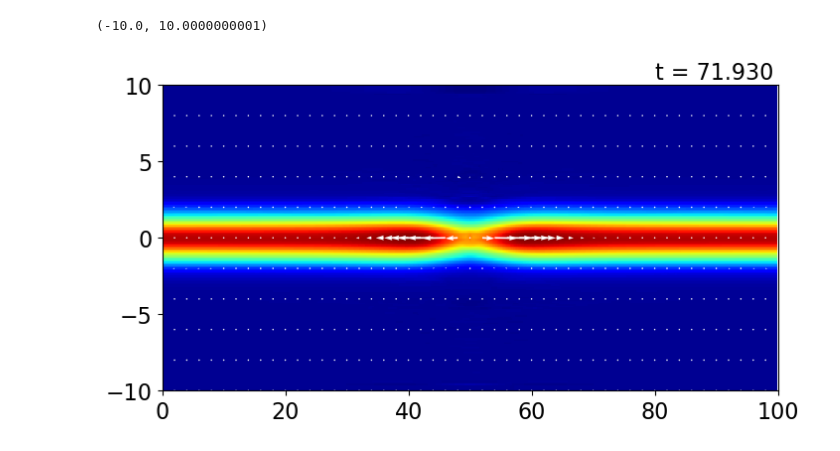
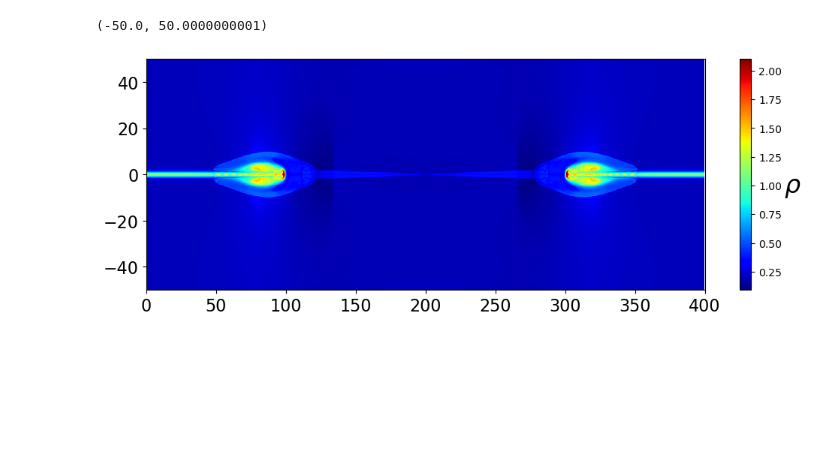
Before and after one commit to keita-akutagawa/ResistiveMHD_GPU, a Jupyter notebook: examples_2D/Petscheck/Petscheck.ipynb, the cells around one changed output. Drawn from its saved outputs; the diff is of its cells as text; code cells hidden in the pictures; blank space fills up the shorter version.

```diff
--- a/examples_2D/Petscheck/Petscheck.ipynb
+++ b/examples_2D/Petscheck/Petscheck.ipynb
@@ -10,9 +10,9 @@ sheat_thickness = 1.0
 p0 = B0**2 / 2.0 #カレントシート中央での圧力
 beta_upstream = 0.2
 VA = B0 / np.sqrt(rho0)
-x_max = 100.0
-y_max = 10.0
-dx = sheat_thickness / 10.0
+x_max = 400.0
+y_max = 50.0
+dx = sheat_thickness / 8.0
 dy = dx
 nx = int(x_max / dx)
 ny = int(2.0 * y_max / dy)
@@ -52,45 +52,44 @@ F_bar = np.zeros(F.shape)
 G = np.zeros(U.shape)
 G_bar = np.zeros(G.shape)
 # %%
-fig = plt.figure(figsize=(8, 4))
+fig = plt.figure(figsize=(12, 4))
 ax1 = fig.add_subplot(111)
 
-log = np.loadtxt("log_Petscheck.txt", delimiter=',')
-dirname = "results"
-step = 5000
+dirname = "results_Petscheck"
+#log = np.loadtxt(f"{dirname}/log_Petscheck.txt", delimiter=',')
+step = 18000
 filename = f"{dirname}/Petscheck_{step}.bin"
 with open(filename, 'rb') as f:
     U = np.fromfile(f, dtype=np.float64)
 U = U.reshape(nx, ny, 8).T
 
 rho = U[0, :, :]
 u = U[1, :, :] / rho
 v = U[2, :, :] / rho
 w = U[3, :, :] / rho
 Bx = U[4, :, :]
 By = U[5, :, :]
 Bz = U[6, :, :]
 e = U[7, :, :]
 p = (gamma-1) * (e - rho*(u**2+v**2+w**2)/2 - (Bx**2+By**2+Bz**2)/2)
 magnetic_pressure = 1/2 * (Bx**2+By**2+Bz**2)
 pT = p + magnetic_pressure
 
 contour = ax1.pcolormesh(X, Y, rho, cmap='jet')
-if step == 0:
-    cbar = plt.colorbar(contour, ax=ax1)
-    cbar.set_label(r"$\rho$", fontsize=24, rotation=0, labelpad=10)
-quiver_interval = 20
-ax1.quiver(X[::quiver_interval, ::quiver_interval], Y[::quiver_interval, ::quiver_interval],
-        u[::quiver_interval, ::quiver_interval], v[::quiver_interval, ::quiver_interval],
-        scale=2.0, color='white')
+cbar = plt.colorbar(contour, ax=ax1)
+cbar.set_label(r"$\rho$", fontsize=24, rotation=0, labelpad=10)
+#quiver_interval = 20
+#ax1.quiver(X[::quiver_interval, ::quiver_interval], Y[::quiver_interval, ::quiver_interval],
+#        u[::quiver_interval, ::quiver_interval], v[::quiver_interval, ::quiver_interval],
+#        scale=2.0, color='white')
 
-ax1.text(0.8, 1.02, f"t = {log[int(step/100)][1]:.3f}", transform=ax1.transAxes, fontsize=16)
+#ax1.text(0.8, 1.02, f"t = {log[int(step/100)][1]:.3f}", transform=ax1.transAxes, fontsize=16)
 ax1.tick_params(labelsize=16)
-ax1.set_xlim(0.0, x_max+1e-10)
+ax1.set_xlim(0.0, x_max)
 ax1.set_ylim(-y_max, y_max+1e-10)
 # %% [output]
-(-10.0, 10.0000000001)
+(-50.0, 50.0000000001)
-[figure, old version]
+[figure, new version]
 # %%
 fig = plt.figure(figsize=(8, 4))
 ax1 = fig.add_subplot(111)
```
Also changed, not shown: parts of 1 cell of this notebook, 1 other file.
